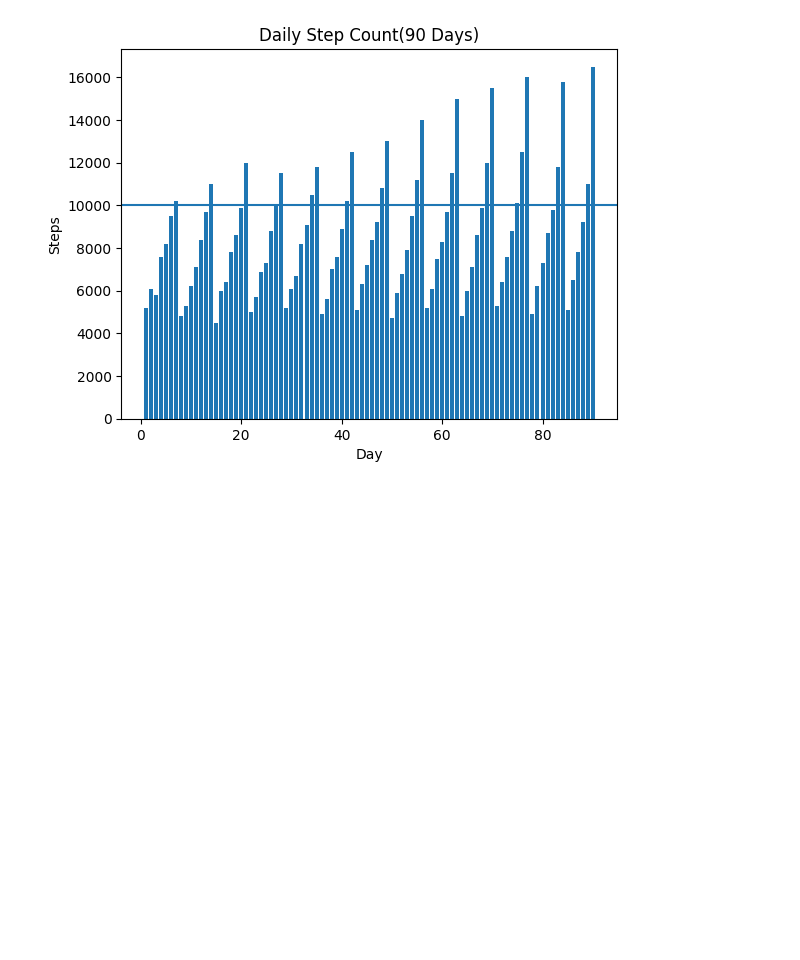
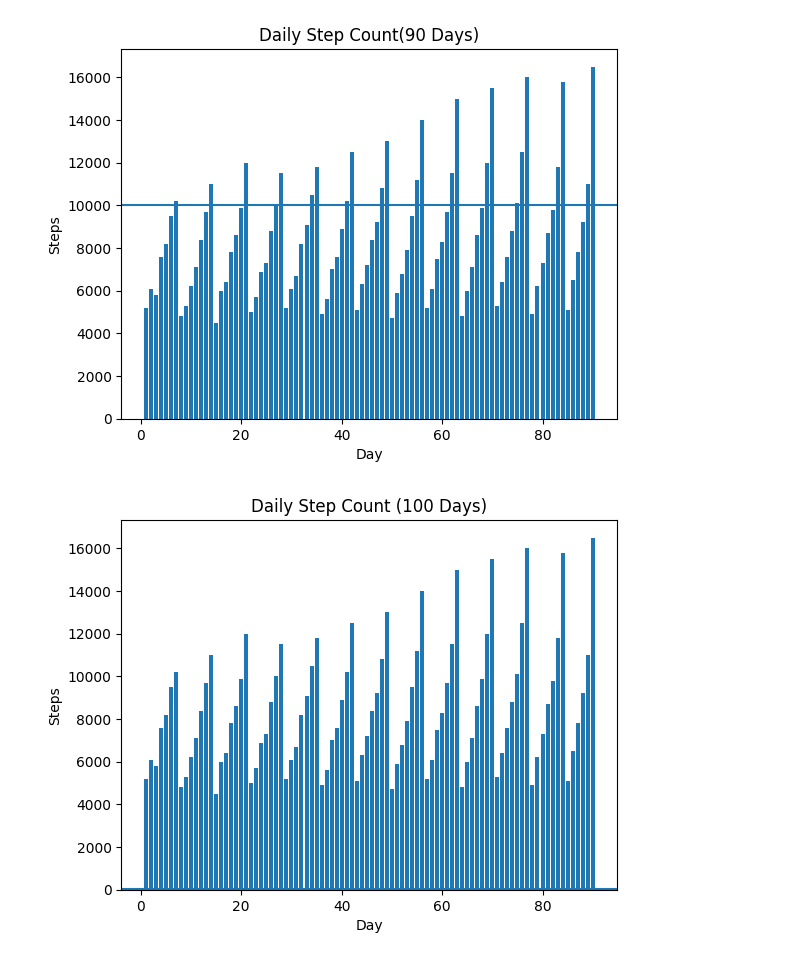
Before and after one commit to Parish350/Data-Science-With-Python, a Jupyter notebook: Stepsdataanalysis.ipynb, the cells around one changed output. Cells and saved outputs as stored; diff of their text form; code cells hidden in the pictures; blank space fills up the shorter version.

```diff
--- a/Stepsdataanalysis.ipynb
+++ b/Stepsdataanalysis.ipynb
@@ -12,3 +12,15 @@ plt.title("Daily Step Count(90 Days)")
 plt.show()
 # %% [output]
 [figure]
+# %%
+data = pd.read_csv("steps.csv")
+x = data ['Day']
+y = data ['Steps']
+plt.bar(x,y)
+plt.axhline(11,000)
+plt.xlabel("Day")
+plt.ylabel("Steps")
+plt.title("Daily Step Count (100 Days)")
+plt.show()
+# %% [output]
+[figure, added]
```
